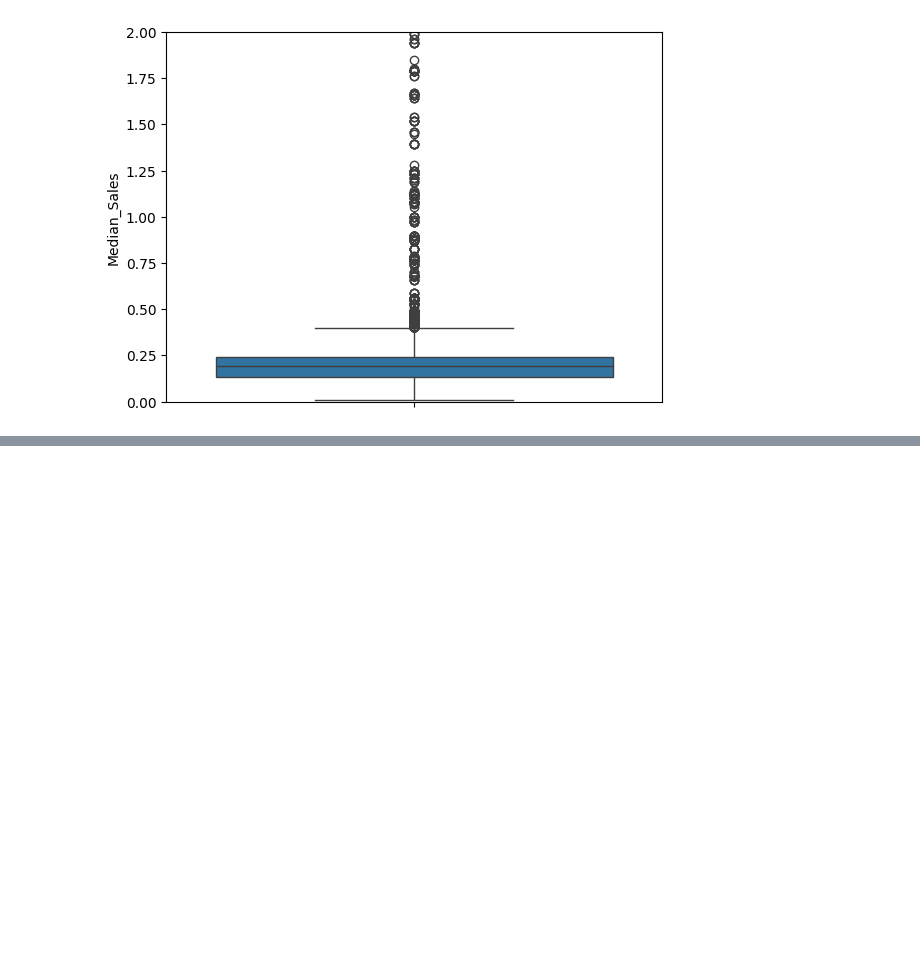
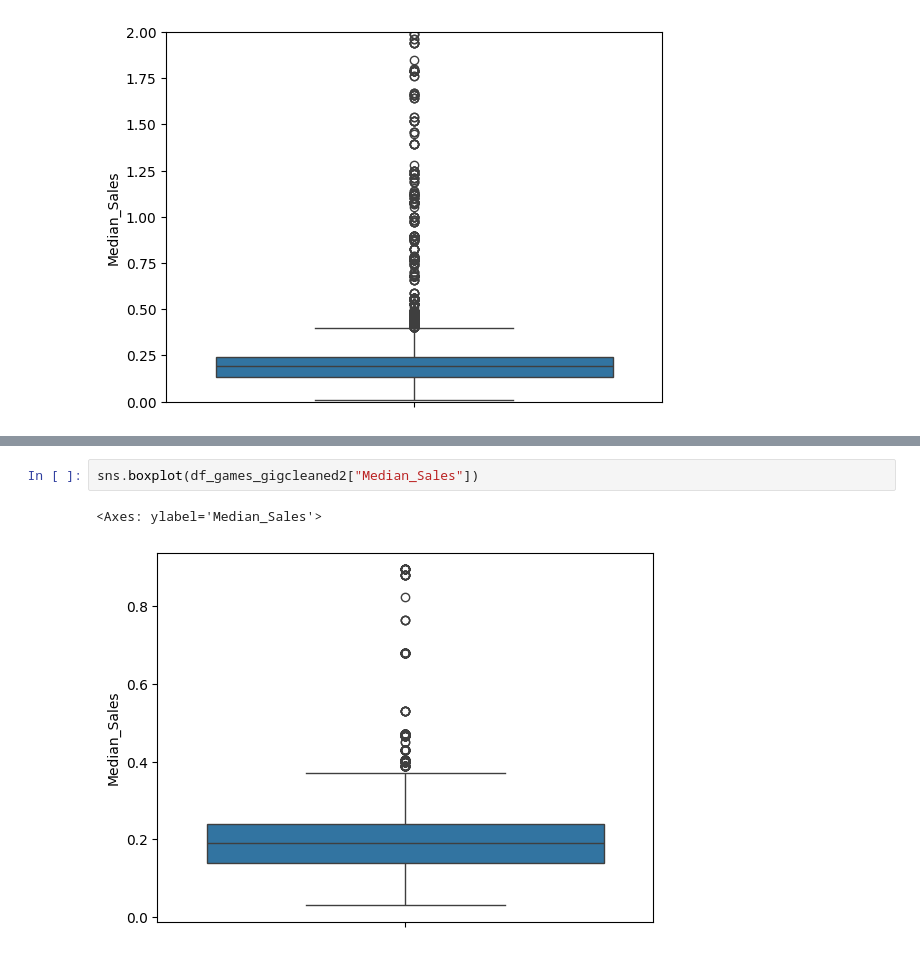
Before and after one commit to GringoLingoDingo/EDA_GameSales, a Jupyter notebook: JupyterNotebooks/CleanNotebook.ipynb, the cells around one changed output, grey strips where cells are left out. Cells and saved outputs as stored; diff of their text form; blank space fills up the shorter version.

```diff
--- a/JupyterNotebooks/CleanNotebook.ipynb
+++ b/JupyterNotebooks/CleanNotebook.ipynb
@@ -657,0 +756,5 @@ plt.ylim(0,2)
+# %%
+sns.boxplot(df_games_gigcleaned2["Median_Sales"])
+# %% [output]
+<Axes: ylabel='Median_Sales'>
+[figure, added]
```
Also changed, not shown: parts of 39 cells of this notebook.
